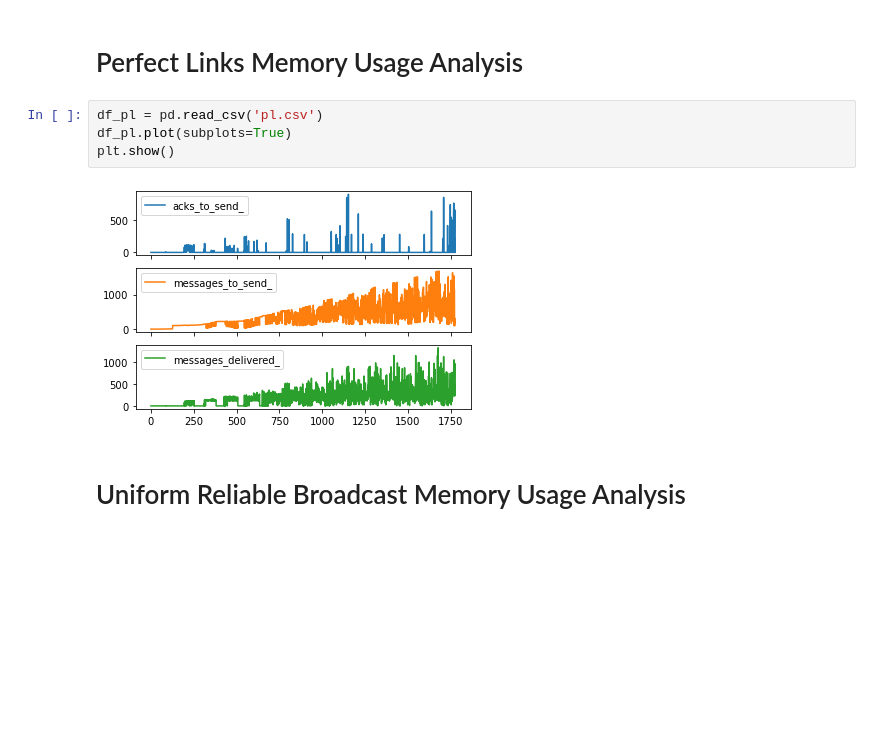
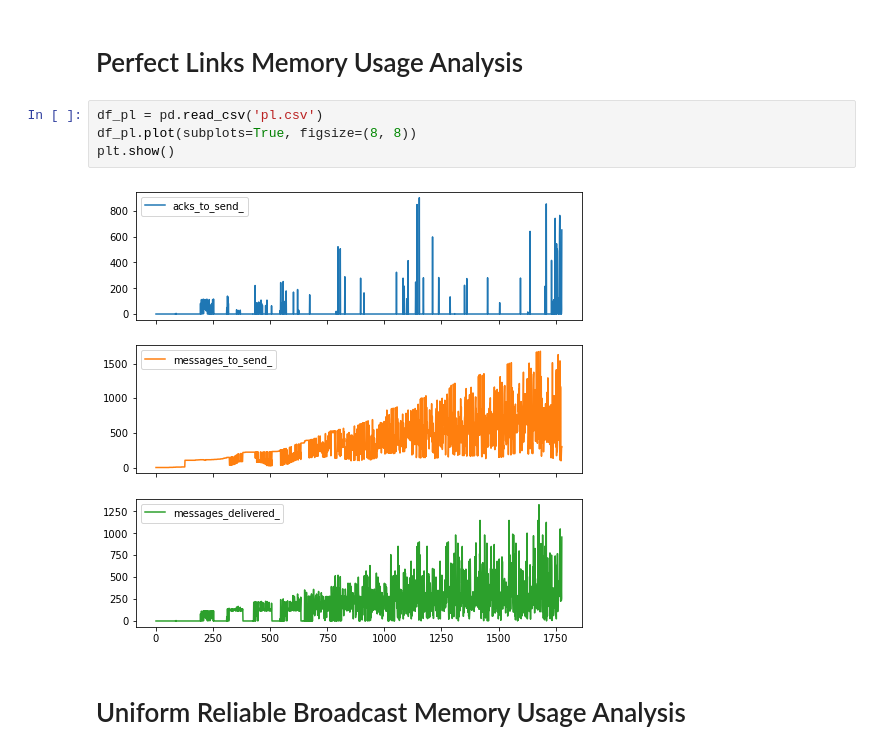
Before and after one commit to jsilll/distributed-algorithms-project, a Jupyter notebook: tools/analyze.ipynb, the cells around one changed output. Saved outputs shown, nothing was run; the diff lists cells and outputs as text; blank space fills up the shorter version.

```diff
--- a/tools/analyze.ipynb
+++ b/tools/analyze.ipynb
@@ -5,10 +5,10 @@ import matplotlib.pyplot as plt
 # Perfect Links Memory Usage Analysis
 # %%
 df_pl = pd.read_csv('pl.csv')
-df_pl.plot(subplots=True)
+df_pl.plot(subplots=True, figsize=(8, 8))
 plt.show()
 # %% [output]
-[figure, old version]
+[figure, new version]
 # %% [markdown]
 # Uniform Reliable Broadcast Memory Usage Analysis
 # %%
```
Also changed, not shown: parts of 6 cells of this notebook, 7 other files.
